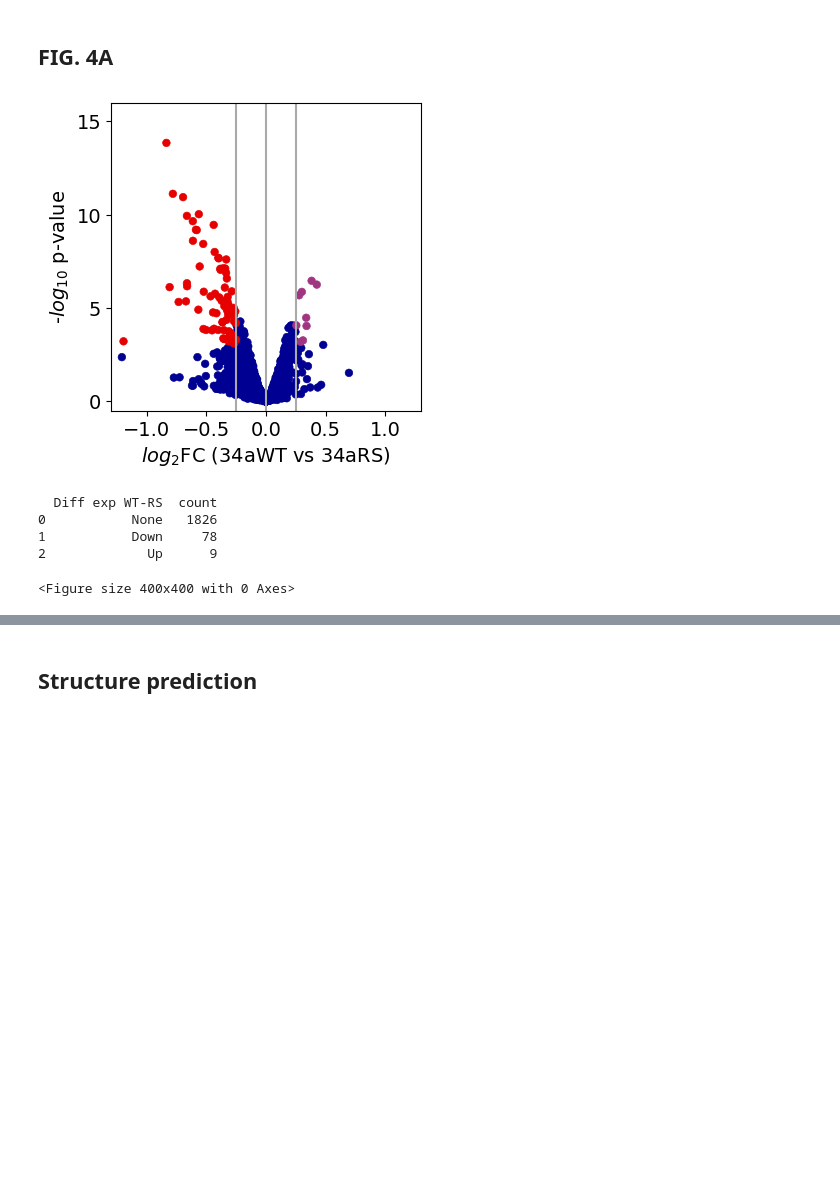
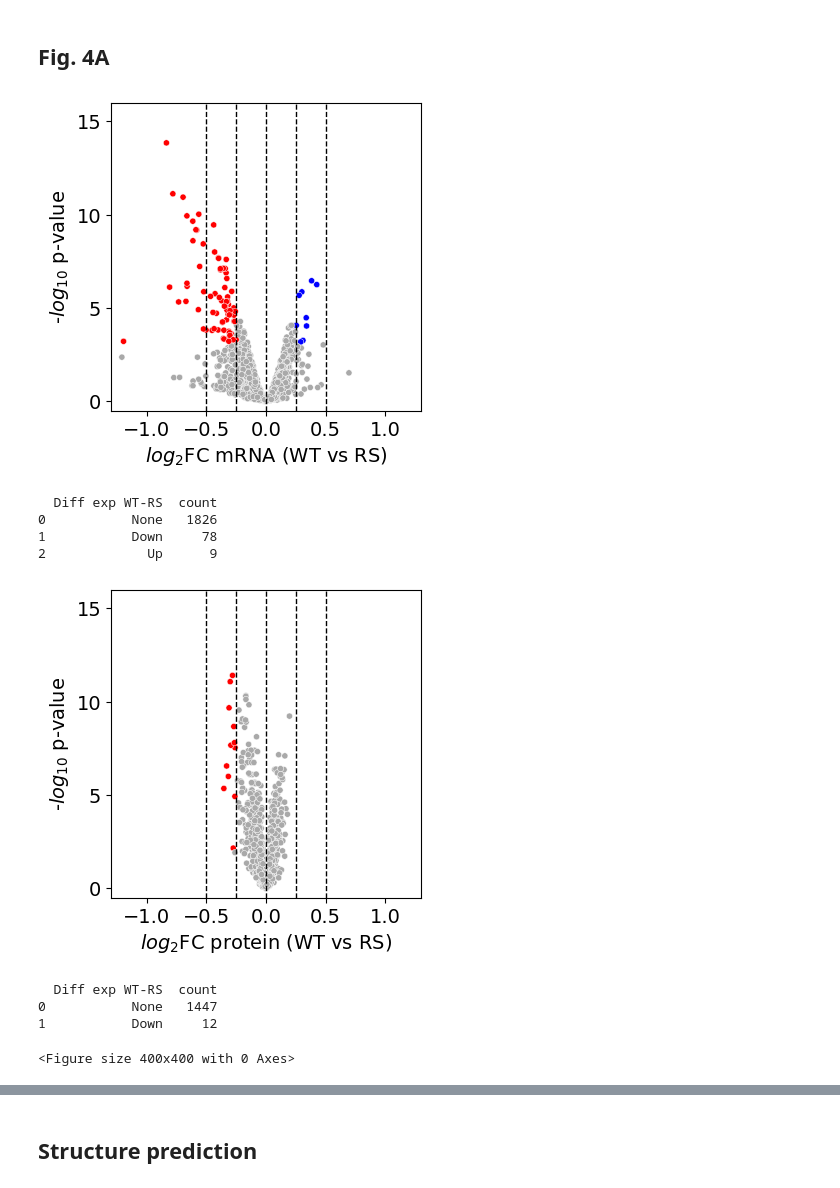
Before and after one commit to Emma-R-Andersson-Lab/miRNA_abasic, a Jupyter notebook: scripts/FIG4.ipynb, the cells around one changed output, grey strips where cells are left out. Cells and saved outputs as stored; diff of their text form; code cells hidden in the pictures; blank space fills up the shorter version.

```diff
--- a/scripts/FIG4.ipynb
+++ b/scripts/FIG4.ipynb
@@ -4,11 +4,9 @@ from warnings import simplefilter
 import numpy as np
 import pandas as pd
 import matplotlib.pyplot as plt
-from scipy.stats import linregress, f_oneway
-from statsmodels.stats.multicomp import pairwise_tukeyhsd
+from Bio import SeqIO
 from tqdm.notebook import tqdm
-from upsetplot import from_contents, UpSet
-from Bio import SeqIO
+from upsetplot import UpSet, from_contents
 
 import plot
 from select_complex import Constraints, get_top_structure
@@ -18,53 +16,75 @@ simplefilter(action='ignore', category=FutureWarning)
 tqdm.pandas()
 
 
-# Set input files and directories
-DGE_FILE = '../data/dge/dge.txt'
+# Set input files
+DGE_RNA_FILE = '../data/dge/rna.txt'
+DGE_PROT_FILE = '../data/dge/prot.txt'
+DGE_MERGED_FILE = '../data/dge/merged.txt'
 SITES_FILE = '../results/site_predictions/sites.txt'
 STRUCT_DIR = '../results/RNAsubopt/'
 MIR_SEQ_FILE = '../data/seqs/mir34a.fa'
 
 # Set directory for saving plots
 FIG_DIR = '../results/graphs/FIG4/'
-
-# Set color palettes
-VOLCANO_PALETTE = ['#000092', '#e60000', '#a23582']
 # %% [markdown]
-## FIG. 4A
+## Fig. 4A
 # %%
-# Read data: genes with >=1 site
-data = pd.read_csv(DGE_FILE, sep='\t')
 sites = pd.read_csv(SITES_FILE, sep='\t')
 sites.drop_duplicates(subset='Gene ID', inplace=True)
-data = pd.merge(data, sites['Gene ID'])
-# Keep genes significantly downregulated by 34aWT
-data = data[(data['log2fc WT-NC'] < 0) & (data['FDR WT-NC'] < 0.05)]
+
+# Read data: genes with >=1 site
+data_mrna = pd.read_csv(DGE_RNA_FILE, sep='\t')
+data_mrna = pd.merge(data_mrna, sites['Gene ID'])
+data_mrna = data_mrna[
+    (data_mrna['log2fc WT-NC'] < -0) & (data_mrna['padj WT-NC'] < 0.05)]
+
+data_prot = pd.read_csv(DGE_PROT_FILE, sep='\t')
+data_prot = pd.merge(data_prot, sites['Gene ID'])
+data_prot = data_prot[
+    (data_prot['log2fc WT-NC'] < -0) & (data_prot['padj WT-NC'] < 0.05)]
 
 x_var = 'log2fc WT-RS'
 y_var = '-log10 pval WT-RS'
 hue = 'Diff exp WT-RS'
 groups = ['None', 'Down', 'Up']
 
-data[y_var] = -np.log10(data['pval WT-RS'])
-data[hue] = data.apply(
-    lambda x: 'Up' if x['FDR WT-RS'] < 0.05 and x[x_var] > 0.25
-    else 'Down' if x['FDR WT-RS'] < 0.05 and x[x_var] < -0.25
+data_mrna[y_var] = -np.log10(data_mrna['pval WT-RS'])
+data_mrna[hue] = data_mrna.apply(
+    lambda x: 'Up' if x['padj WT-RS'] < 0.05 and x[x_var] > 0.25
+    else 'Down' if x['padj WT-RS'] < 0.05 and x[x_var] < -0.25
+    else 'None', axis=1)
+data_prot[y_var] = -np.log10(data_prot['pval WT-RS'])
+data_prot[hue] = data_prot.apply(
+    lambda x: 'Up' if x['padj WT-RS'] < 0.05 and x[x_var] > 0.25
+    else 'Down' if x['padj WT-RS'] < 0.05 and x[x_var] < -0.25
     else 'None', axis=1)
 
 plot.scatter(
-    data, x=x_var, y=y_var, hue=hue, hue_order=groups, palette=VOLCANO_PALETTE,
+    data_mrna, x=x_var, y=y_var, hue=hue, hue_order=groups,
+    palette=['#a9a9a9', '#ff0000', '#0000ff'], edgecolor='#ffffff',
     xlim=(-1.3, 1.3), ylim=(-0.5, 16), xticks=(-1, 1, 0.5), yticks=(0, 15, 5),
-    xlabel='$log_{2}$FC (34aWT vs 34aRS)', ylabel='-$log_{10}$ p-value',
-    size=30, vlines=[-0.25, 0, 0.25], outfile=FIG_DIR+'4A')
+    xlabel='$log_{2}$FC mRNA (WT vs RS)', ylabel='-$log_{10}$ p-value',
+    size=20, vlines=[-0.5, -0.25, 0, 0.25, 0.5],
+    outfile=FIG_DIR+'4A_mRNA.png')
+plot.print_counts(data_mrna, hue, groups)
 
-counts = data[hue].value_counts().reset_index()
-counts.sort_values(hue, key=np.vectorize(groups.index), inplace=True)
-print(counts, '\n')
+plot.scatter(
+    data_prot, x=x_var, y=y_var, hue=hue, hue_order=groups,
+    palette=['#a9a9a9', '#ff0000', '#0000ff'], edgecolor='#ffffff',
+    xlim=(-1.3, 1.3), ylim=(-0.5, 16), xticks=(-1, 1, 0.5), yticks=(0, 15, 5),
+    xlabel='$log_{2}$FC protein (WT vs RS)', ylabel='-$log_{10}$ p-value',
+    size=20, vlines=[-0.5, -0.25, 0, 0.25, 0.5],
+    outfile=FIG_DIR+'4A_prot.png')
+plot.print_counts(data_prot, hue, groups)
 # %% [output]
-[figure, old version]
+[figure, new version]
   Diff exp WT-RS  count
 0           None   1826
 1           Down     78
 2             Up      9
+[figure, added]
-<Figure size 400x400 with 0 Axes>
+  Diff exp WT-RS  count
+0           None   1447
+1           Down     12
+<Figure size 400x400 with 0 Axes>
 # %% [markdown]
```
Also changed, not shown: parts of 11 cells of this notebook, 12 other files.
